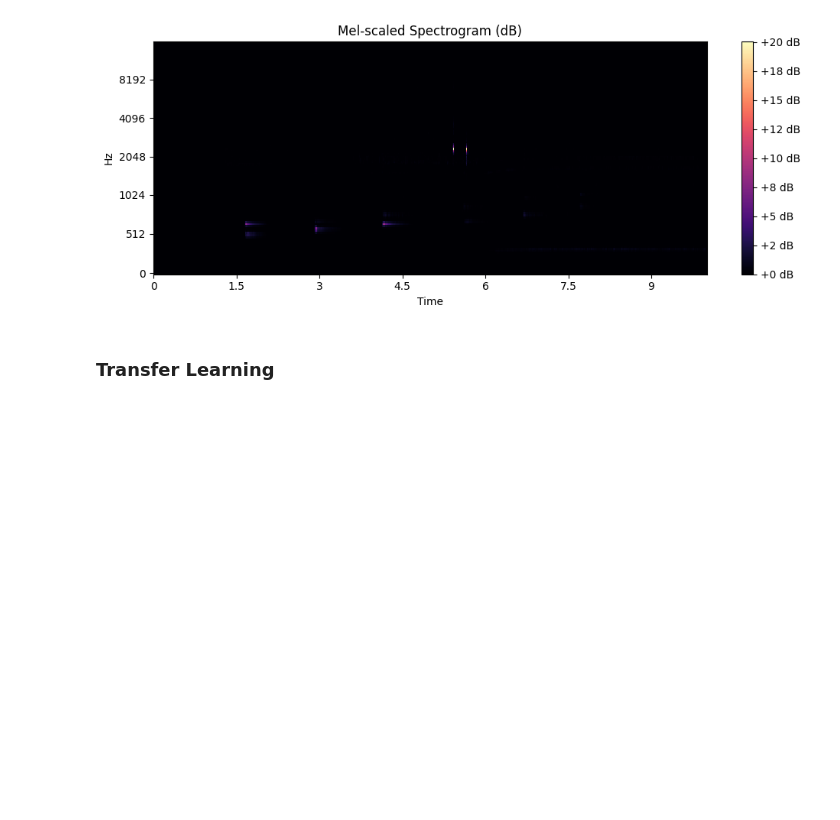
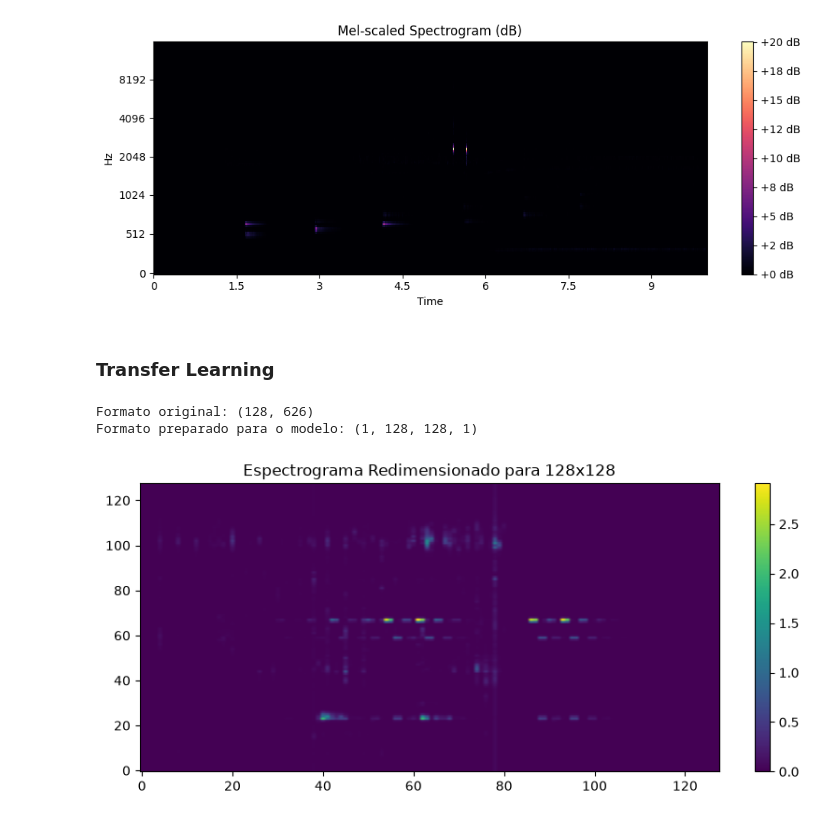
Before and after one commit to Erik-Morbach/TrabalhoGb, a Jupyter notebook: Relatório final.ipynb, the cells around one changed output. Cells and saved outputs as stored; diff of their text form; code cells hidden in the pictures; blank space fills up the shorter version.

Commit message:
testando input modelo preprocessado

```diff
--- a/Relatório final.ipynb
+++ b/Relatório final.ipynb
@@ -153,3 +151,27 @@ base_model = tf.keras.applications.EfficientNetB0(include_top=False, weights='im
+# %%
+# Carregando o arquivo .npy
+data = np.load('./tests/case_0000.npy')
+print(f'Formato original: {data.shape}')
+
+# Redimensionando para 128x128 (formato esperado pelo seu modelo)
+# O TensorFlow espera (H, W, C) para redimensionar
+img_tensor = data[..., np.newaxis]
+img_resized = tf.image.resize(img_tensor, [128, 128]).numpy()
+
+# Adicionando dimensão de batch: (1, 128, 128, 1)
+input_data = np.expand_dims(img_resized, axis=0)
+print(f'Formato preparado para o modelo: {input_data.shape}')
+
+# Visualizando o espectrograma redimensionado
+plt.figure(figsize=(10, 4))
+plt.imshow(img_resized.squeeze(), aspect='auto', origin='lower')
+plt.title('Espectrograma Redimensionado para 128x128')
+plt.colorbar()
+plt.show()
+# %% [output]
+Formato original: (128, 626)
+Formato preparado para o modelo: (1, 128, 128, 1)
+[figure, added]
 # %%
 import tensorflow as tf
 from tensorflow.keras import layers, models
```
Also changed, not shown: parts of 3 cells of this notebook.
